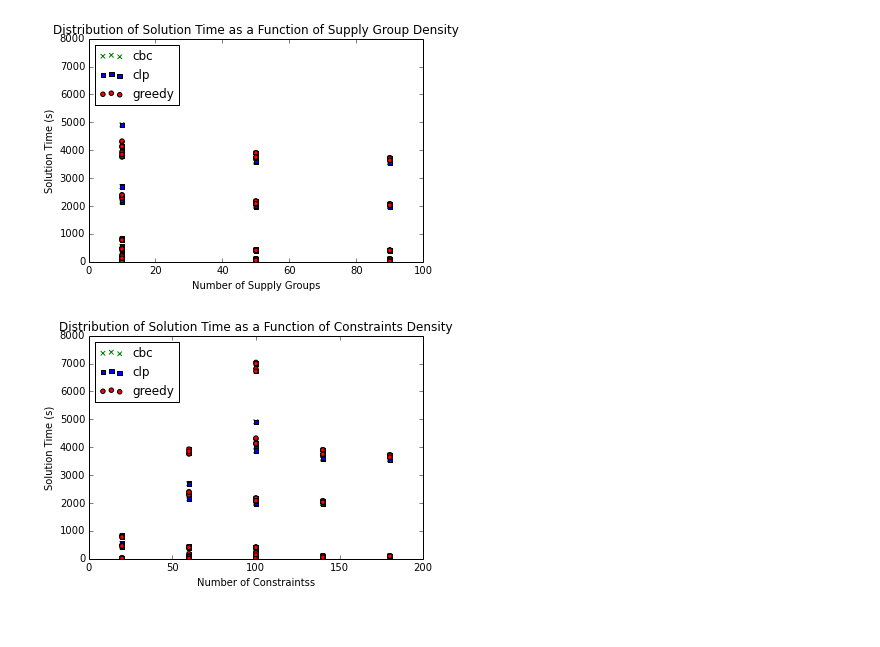
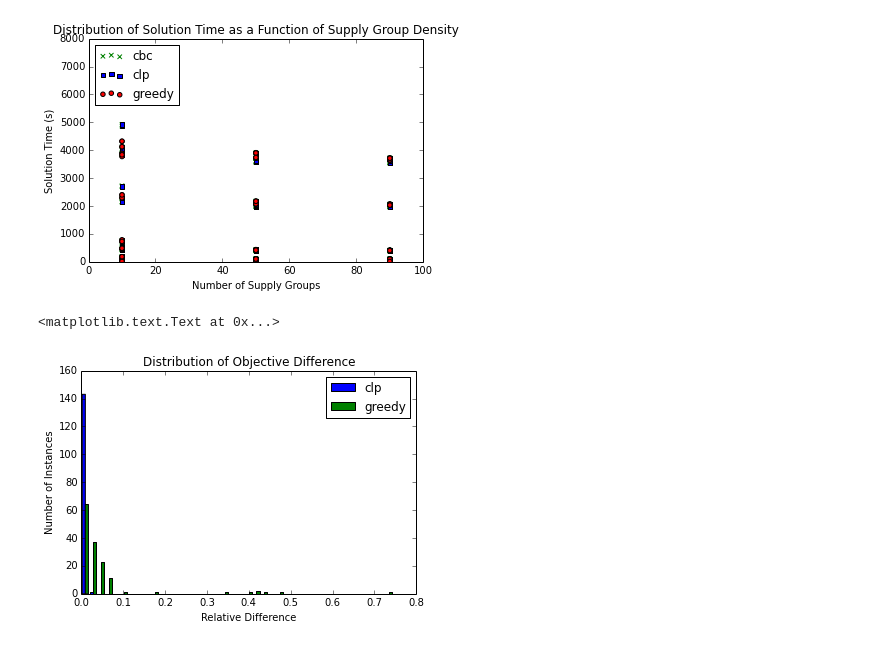
Before and after one commit to gidden/cyclopts, a Jupyter notebook: nbs/Cyclopts Run Analysis.ipynb, the cells around one changed output. Saved outputs shown, nothing was run; the diff lists cells and outputs as text; code cells hidden in the pictures.

```diff
--- a/nbs/Cyclopts Run Analysis.ipynb
+++ b/nbs/Cyclopts Run Analysis.ipynb
@@ -210,25 +218,27 @@ xhandle = 'n_v_grps'
 plot_xy(xname, xhandle, yvals=objectives)
 # %% [output]
 [figure]
-# %%
-xname = 'Constraints'
-xhandle = 'n_constrs'
-plot_xy(xname, xhandle, yvals=objectives)
-# %% [output]
-[figure, removed]
 # %%
-rel_diff = lambda x, y: (x - y) / y
+f = lambda x, y: (x - y) / y
 
-def diff_hist(vals, base, baseline):
-    kinds = []
-    diffs = []
+def rel_diff(vals, base, baseline):
+    diffs = {}
     for s, l in vals.iteritems():
         if s == base:
             continue
-        diffs.append([rel_diff(x[1], baseline[x[0]]) for x in l])
-        kinds.append(s)
-    n, bins, patches = plt.hist(diffs, 30, label=kinds)
-    plt.legend()
-#plt.xlabel('Number of {0}s'.format(name))
-#plt.ylabel('Number of Instances')
-#plt.title(r'Distribution of {0} Quantities in Problem Instances'.format(name))
+        diffs[s] = [f(x[1], baseline[x[0]]) for x in l]
+    return diffs
+# %%
+vals = objectives
+base = 'cbc'
+baseline = {x[0]: x[1] for x in vals[base]}
+diff = rel_diff(vals, base, baseline)
+
+n, bins, patches = plt.hist(diff.values(), 40, label=diff.keys())
+plt.legend()
+plt.xlabel('Relative Difference'.format(name))
+plt.ylabel('Number of Instances')
+plt.title(r'Distribution of Objective Difference')
+# %% [output]
+<matplotlib.text.Text at 0x...>
+[figure, added]
```
Also changed, not shown: parts of 12 cells of this notebook.
